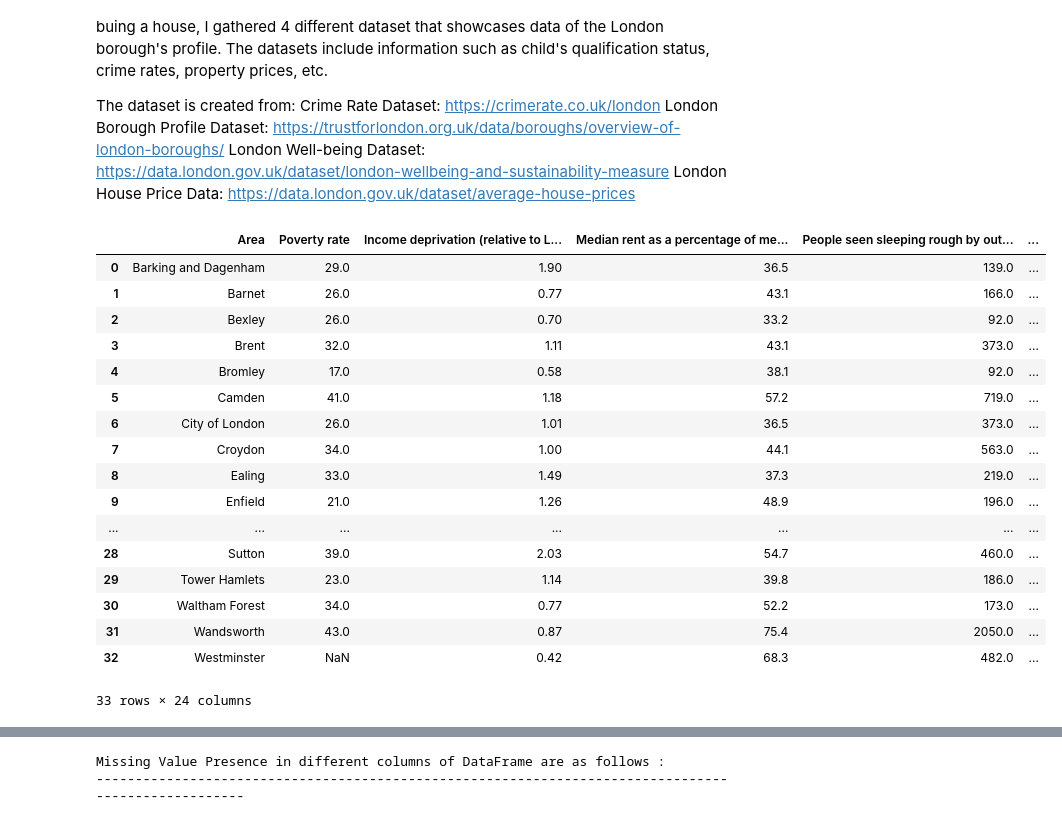
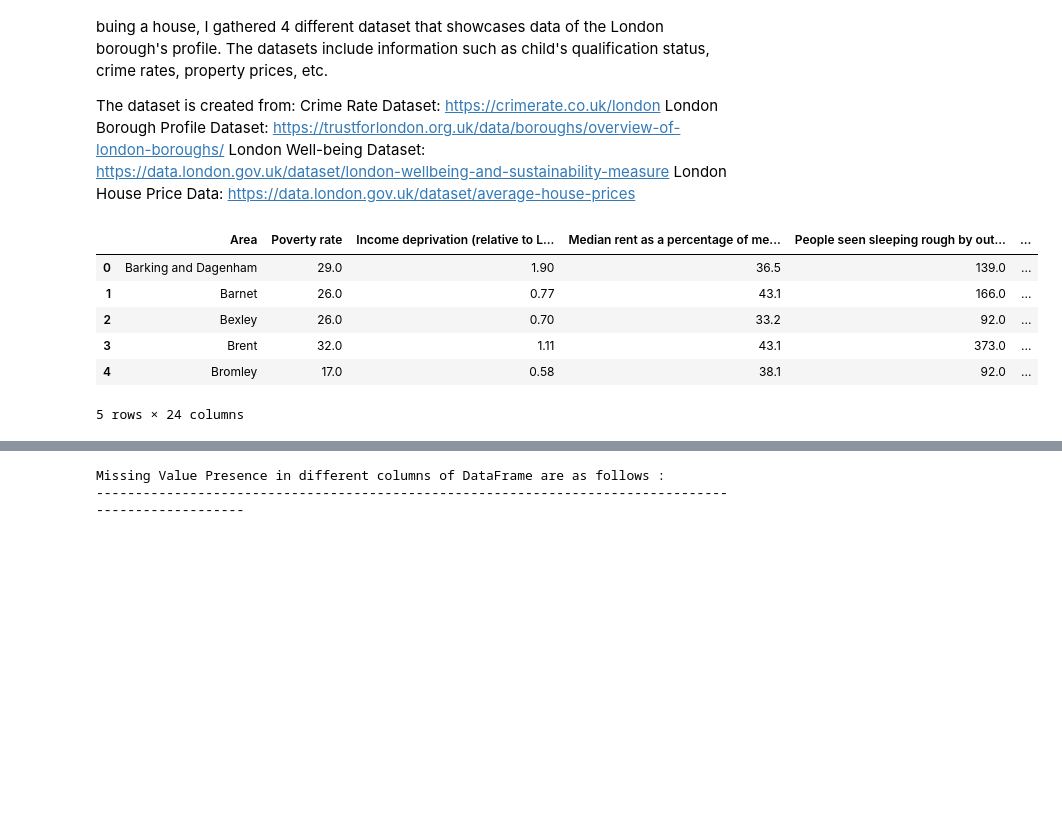
Before and after one commit to JReal10/London-Area-Recommender-System, a Jupyter notebook: Area Recommender.ipynb, the cells around one changed output, grey strips where cells are left out. Saved outputs shown, nothing was run; the diff lists cells and outputs as text; code cells hidden in the pictures; blank space fills up the shorter version.

```diff
--- a/Area Recommender.ipynb
+++ b/Area Recommender.ipynb
@@ -49,23 +49,12 @@ import matplotlib.pyplot as plt
 # %%
 df = pd.read_csv("London_borough.csv")
 # %%
-df
+df.head()
 # %% [output]
 |  | Area | Poverty rate | Income deprivation (relative to L... | Median rent as a percentage of me... | People seen sleeping rough by out... | ... |
 | 0 | Barking and Dagenham | 29.0 | 1.90 | 36.5 | 139.0 | ... |
 | 1 | Barnet | 26.0 | 0.77 | 43.1 | 166.0 | ... |
 | 2 | Bexley | 26.0 | 0.70 | 33.2 | 92.0 | ... |
 | 3 | Brent | 32.0 | 1.11 | 43.1 | 373.0 | ... |
 | 4 | Bromley | 17.0 | 0.58 | 38.1 | 92.0 | ... |
-| 5 | Camden | 41.0 | 1.18 | 57.2 | 719.0 | ... |
-| 6 | City of London | 26.0 | 1.01 | 36.5 | 373.0 | ... |
-| 7 | Croydon | 34.0 | 1.00 | 44.1 | 563.0 | ... |
-| 8 | Ealing | 33.0 | 1.49 | 37.3 | 219.0 | ... |
-| 9 | Enfield | 21.0 | 1.26 | 48.9 | 196.0 | ... |
-| ... | ... | ... | ... | ... | ... | ... |
-| 28 | Sutton | 39.0 | 2.03 | 54.7 | 460.0 | ... |
-| 29 | Tower Hamlets | 23.0 | 1.14 | 39.8 | 186.0 | ... |
-| 30 | Waltham Forest | 34.0 | 0.77 | 52.2 | 173.0 | ... |
-| 31 | Wandsworth | 43.0 | 0.87 | 75.4 | 2050.0 | ... |
-| 32 | Westminster | NaN | 0.42 | 68.3 | 482.0 | ... |
-33 rows × 24 columns
+5 rows × 24 columns
```
Also changed, not shown: parts of 22 cells of this notebook.
